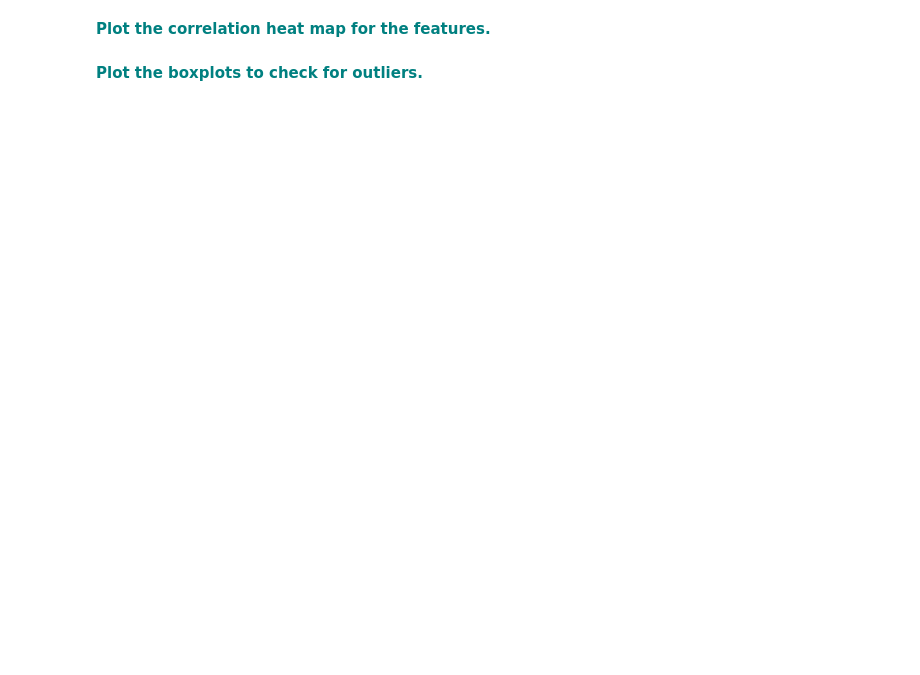
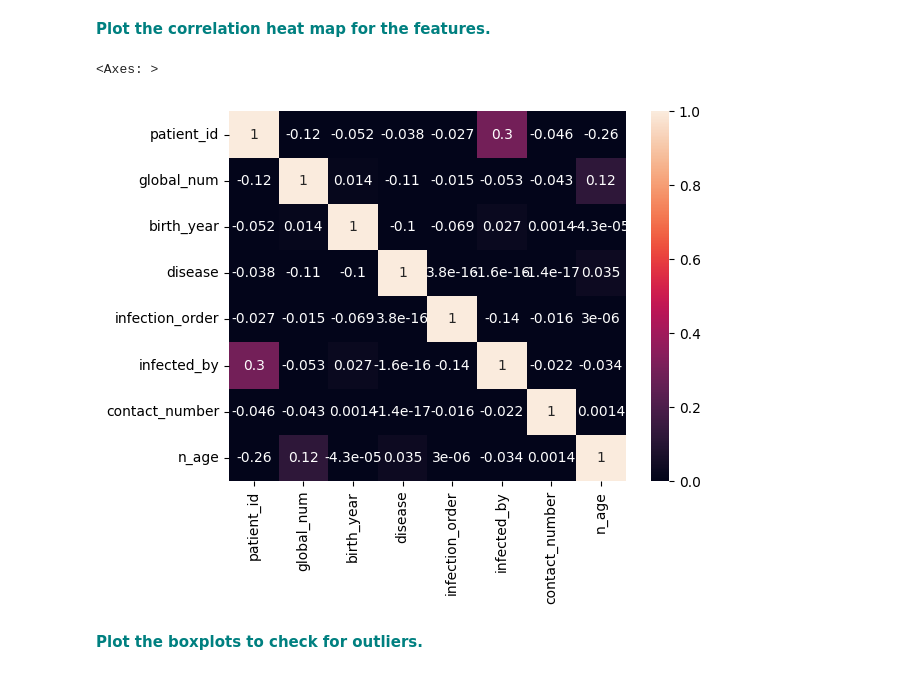
Before and after one commit to kpretz/Springboard, a Jupyter notebook: 14.4_RandomForest Covid Case Study_06302020/RandomForest_casestudy_covid19.ipynb, the cells around one changed output. Saved outputs shown, nothing was run; the diff lists cells and outputs as text; code cells hidden in the pictures; blank space fills up the shorter version.

```diff
--- a/14.4_RandomForest Covid Case Study_06302020/RandomForest_casestudy_covid19.ipynb
+++ b/14.4_RandomForest Covid Case Study_06302020/RandomForest_casestudy_covid19.ipynb
@@ -73,2 +105,5 @@ df.state.value_counts()
 # %% [markdown]
  **<font color='teal'> Create a new column named 'n_age' which is the calculated age based on the birth year column.</font>**
+# %%
+df['n_age'] = datetime.today().year - df['birth_year']
+df.head()
@@ -81,4 +164,11 @@ df.info()
 # %% [markdown]
  **<font color='teal'> Fill the 'disease' missing values with 0 and remap the True values to 1.</font>**
+# %%
+df.disease = df.disease.replace(np.nan, 0)
+df.disease = np.int64(df.disease)
 # %% [markdown]
  **<font color='teal'> Fill null values in the following columns with their mean: 'global_number','birth_year','infection_order','infected_by'and 'contact_number'</font>**
+# %%
+cols_to_fill_mean = ['global_num','birth_year','infection_order','infected_by', 'contact_number']
+df[cols_to_fill_mean] = df[cols_to_fill_mean].fillna(df[cols_to_fill_mean].mean())
+df.isna().sum()
@@ -85,2 +196,15 @@ df.info()
 # %% [markdown]
  **<font color='teal'> Fill the rest of the missing values with any method.</font>**
+# %%
+cols_w_missing = df.loc[:, df.isna().sum() > 0].columns
+
+cols_w_missing_numeric = df[cols_w_missing].select_dtypes(include='float').columns
+#don't fill na for missing state (target variable)
+cols_w_missing_nonnumeric = df[cols_w_missing].select_dtypes(include='object').columns
+
+for n in cols_w_missing_numeric:
+    print(df[n].min(), df[n].max()) ## check that -999999 is outside range
+    df[n] = df[n].replace(np.nan, -999999)
+
+for n in cols_w_missing_nonnumeric:
+    df[n] = df[n].replace(np.nan, 'missing')
@@ -122,4 +324,9 @@ vn
 # %% [markdown]
 **<font color='teal'> Plot the correlation heat map for the features.</font>**
+# %%
+sns.heatmap(df.corr(numeric_only=True), annot=True, vmin=0, vmax=1)
+# %% [output]
+<Axes: >
+[figure, added]
 # %% [markdown]
 **<font color='teal'> Plot the boxplots to check for outliers. </font>**
```
Also changed, not shown: parts of 25 cells of this notebook, 3 other files.
